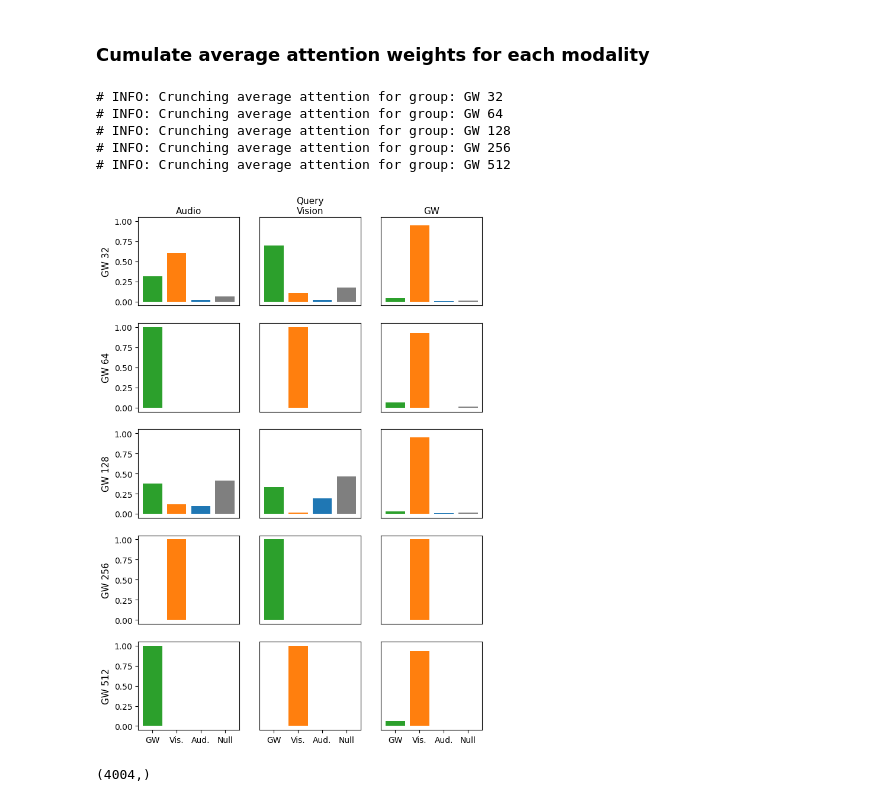
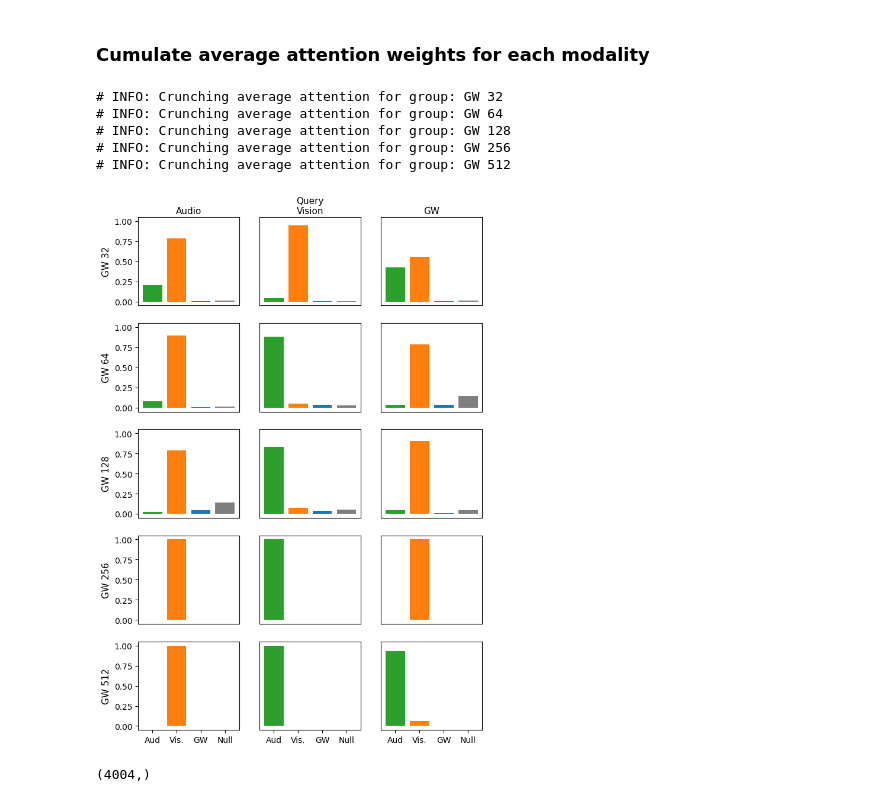
Before and after one commit to arayabrain/multimodal-global-workspace-agent, a Jupyter notebook: ppo/SAVI_Analysis_Revised.ipynb, the cells around one changed output. Drawn from its saved outputs; the diff is of its cells as text; code cells hidden in the pictures.

```diff
--- a/ppo/SAVI_Analysis_Revised.ipynb
+++ b/ppo/SAVI_Analysis_Revised.ipynb
@@ -1165,43 +1168,43 @@ table | gTV8FGcVJC9 | 4 | Length: 15
 AGENT_GROUPS_OF_INTEREST__CUM_ATT = {
   # GW
   "GW 32": {
-    # 1: "ppo_bc__gw_32__seed_1",
-    # 2: "ppo_bc__gw_32__seed_2",
-    # 3: "ppo_bc__gw_32__seed_3",
+    1: "ppo_bc__gw_32__seed_1",
+    2: "ppo_bc__gw_32__seed_2",
+    3: "ppo_bc__gw_32__seed_3",
     4: "ppo_bc__gw_32__seed_4",
-    # 5: "ppo_bc__gw_32__seed_5",
+    5: "ppo_bc__gw_32__seed_5",
   },
 
   "GW 64": {
     1: "ppo_bc__gw_64__seed_1",
-    # 2: "ppo_bc__gw_64__seed_2",
-    # 3: "ppo_bc__gw_64__seed_3",
-    # 4: "ppo_bc__gw_64__seed_4",
-    # 5: "ppo_bc__gw_64__seed_5",
+    2: "ppo_bc__gw_64__seed_2",
+    3: "ppo_bc__gw_64__seed_3",
+    4: "ppo_bc__gw_64__seed_4",
+    5: "ppo_bc__gw_64__seed_5",
   },
 
   "GW 128": {
     1: "ppo_bc__gw_128__seed_1",
-    # 2: "ppo_bc__gw_128__seed_2",
-    # 3: "ppo_bc__gw_128__seed_3",
-    # 4: "ppo_bc__gw_128__seed_4",
-    # 5: "ppo_bc__gw_128__seed_5",
+    2: "ppo_bc__gw_128__seed_2",
+    3: "ppo_bc__gw_128__seed_3",
+    4: "ppo_bc__gw_128__seed_4",
+    5: "ppo_bc__gw_128__seed_5",
   },
 
   "GW 256": {
     1: "ppo_bc__gw_256__seed_1",
-    # 2: "ppo_bc__gw_256__seed_2",
-    # 3: "ppo_bc__gw_256__seed_3",
-    # 4: "ppo_bc__gw_256__seed_4",
-    # 5: "ppo_bc__gw_256__seed_5",
+    2: "ppo_bc__gw_256__seed_2",
+    3: "ppo_bc__gw_256__seed_3",
+    4: "ppo_bc__gw_256__seed_4",
+    5: "ppo_bc__gw_256__seed_5",
   },
 
   "GW 512": {
     1: "ppo_bc__gw_512__seed_1",
-    # 2: "ppo_bc__gw_512__seed_2",
-    # 3: "ppo_bc__gw_512__seed_3",
-    # 4: "ppo_bc__gw_512__seed_4",
-    # 5: "ppo_bc__gw_512__seed_5",
+    2: "ppo_bc__gw_512__seed_2",
+    3: "ppo_bc__gw_512__seed_3",
+    4: "ppo_bc__gw_512__seed_4",
+    5: "ppo_bc__gw_512__seed_5",
   },
 }
 
@@ -1292,35 +1295,36 @@ for ridx in range(len(CAT_SCENE_TRAJS_AGNTGROUP_AGENT_ATTNS.keys())):
       axes[ridx, cidx].xaxis.set_label_position("top")
 
     if cidx > 0:
       axes[ridx, cidx].yaxis.set_major_locator(ticker.NullLocator())
 
 
     if ridx < len(CAT_SCENE_TRAJS_AGNTGROUP_AGENT_ATTNS.keys())-1:
       axes[ridx, cidx].xaxis.set_major_locator(ticker.NullLocator())
     else:
       axes[-1, cidx].xaxis.set_major_locator(ticker.FixedLocator([0,1,2,3]))
-      axes[-1, cidx].set_xticklabels(["GW", "Vis.", "Aud.", "Null"])
+      # axes[-1, cidx].set_xticklabels(["GW", "Vis.", "Aud.", "Null"])
+      axes[-1, cidx].set_xticklabels(["Aud", "Vis.", "GW", "Null"])
 
 axes[0, 0].set_xlabel("Audio", fontsize=11)
 axes[0, 1].set_xlabel("Query\nVision", fontsize=11)
 axes[0, 2].set_xlabel("GW", fontsize=11)
 
 attn_weights_legend_handles = [
     Line2D([0], [0], color=colpal[color], label=label)
     for color, label in zip(
       [0, 1, 2, 7],
       ["GW", "Vision", "Audio", "Null"]
     )
 ]
 
 fig.show(); plt.show()
 # %% [output]
 # INFO: Crunching average attention for group: GW 32
 # INFO: Crunching average attention for group: GW 64
 # INFO: Crunching average attention for group: GW 128
 # INFO: Crunching average attention for group: GW 256
 # INFO: Crunching average attention for group: GW 512
-[figure, old version]
+[figure, new version]
 # %%
 np.shape(CAT_SCENE_TRAJS_ATTNS["gw"]["gw"])
 # %% [output]
```
Also changed, not shown: parts of 2 cells of this notebook.
